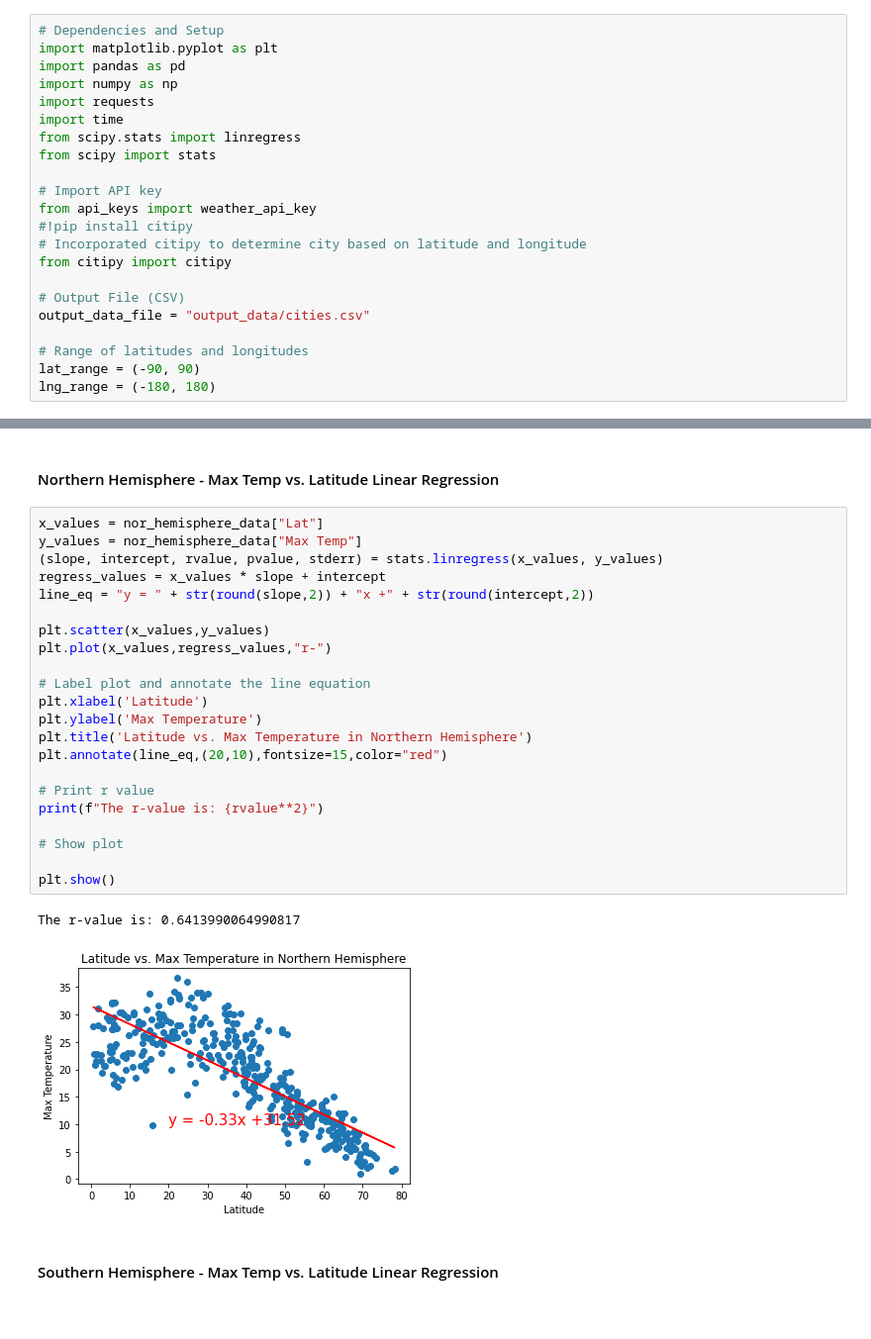
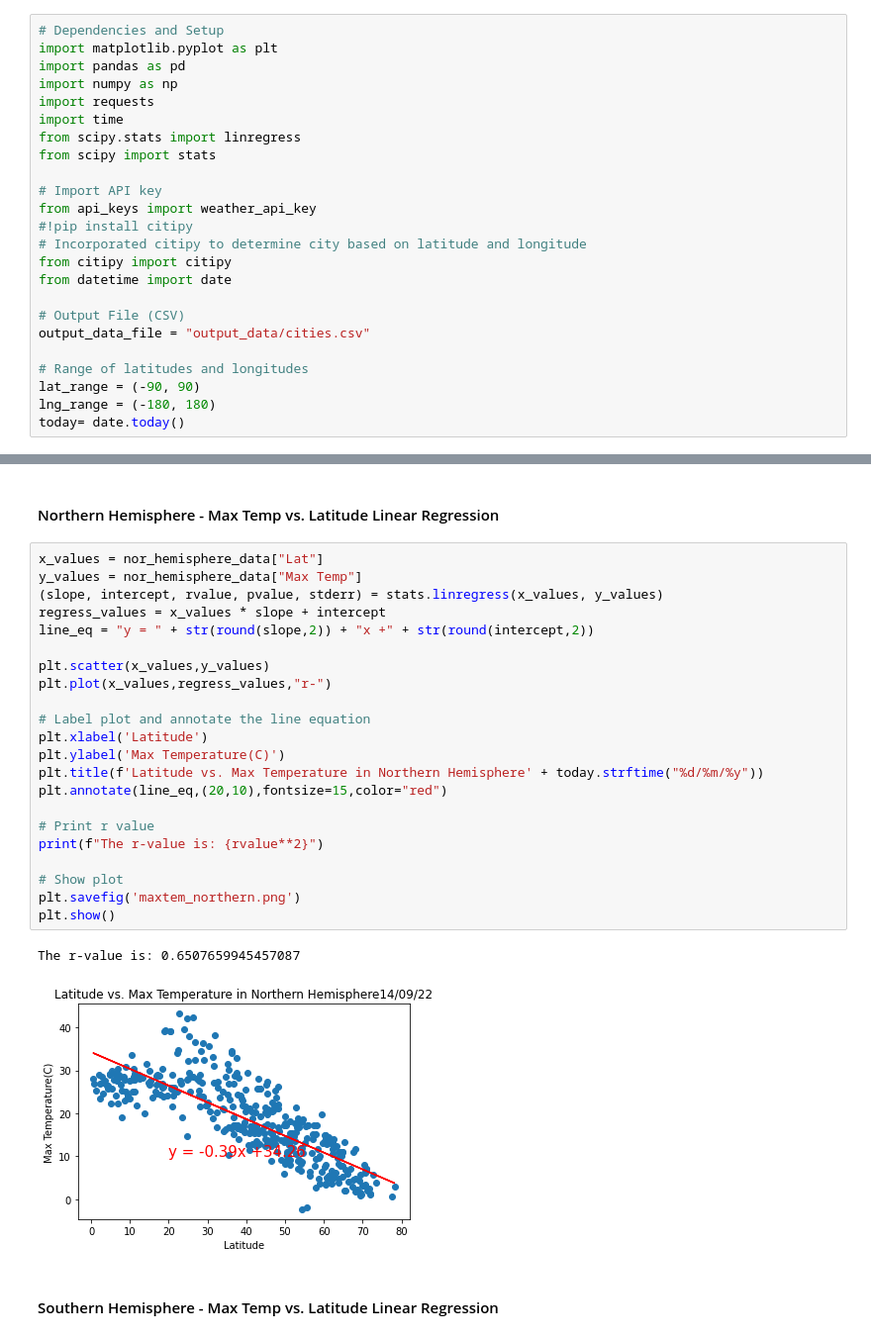
Before and after one commit to yan-ash/python-api-challenge, a Jupyter notebook: WeatherPy/WeatherPy.ipynb, the cells around one changed output, grey strips where cells are left out. Shown: that part at 99% size. Saved outputs shown, nothing was run; the diff lists cells and outputs as text.

```diff
--- a/WeatherPy/WeatherPy.ipynb
+++ b/WeatherPy/WeatherPy.ipynb
@@ -19,6 +19,7 @@ from api_keys import weather_api_key
 #!pip install citipy
 # Incorporated citipy to determine city based on latitude and longitude
 from citipy import citipy
+from datetime import date
 
 # Output File (CSV)
 output_data_file = "output_data/cities.csv"
@@ -26,3 +27,4 @@ output_data_file = "output_data/cities.csv"
 # Range of latitudes and longitudes
 lat_range = (-90, 90)
 lng_range = (-180, 180)
+today= date.today()
@@ -330,28 +332,28 @@ sou_hemisphere_data
 # %%
 x_values = nor_hemisphere_data["Lat"]
 y_values = nor_hemisphere_data["Max Temp"]
 (slope, intercept, rvalue, pvalue, stderr) = stats.linregress(x_values, y_values)
 regress_values = x_values * slope + intercept
 line_eq = "y = " + str(round(slope,2)) + "x +" + str(round(intercept,2))
 
 plt.scatter(x_values,y_values)
 plt.plot(x_values,regress_values,"r-")
 
 # Label plot and annotate the line equation
 plt.xlabel('Latitude')
-plt.ylabel('Max Temperature')
-plt.title('Latitude vs. Max Temperature in Northern Hemisphere')
+plt.ylabel('Max Temperature(C)')
+plt.title(f'Latitude vs. Max Temperature in Northern Hemisphere' + today.strftime("%d/%m/%y"))
 plt.annotate(line_eq,(20,10),fontsize=15,color="red")
 
 # Print r value
 print(f"The r-value is: {rvalue**2}")
 
 # Show plot
-
+plt.savefig('maxtem_northern.png')
 plt.show()
 # %% [output]
-The r-value is: 0.6413990064990817
+The r-value is: 0.6507659945457087
-[figure, old version]
+[figure, new version]
 # %% [markdown]
 ####  Southern Hemisphere - Max Temp vs. Latitude Linear Regression
 # %%
```
Also changed, not shown: parts of 21 cells of this notebook, 16 other files.
